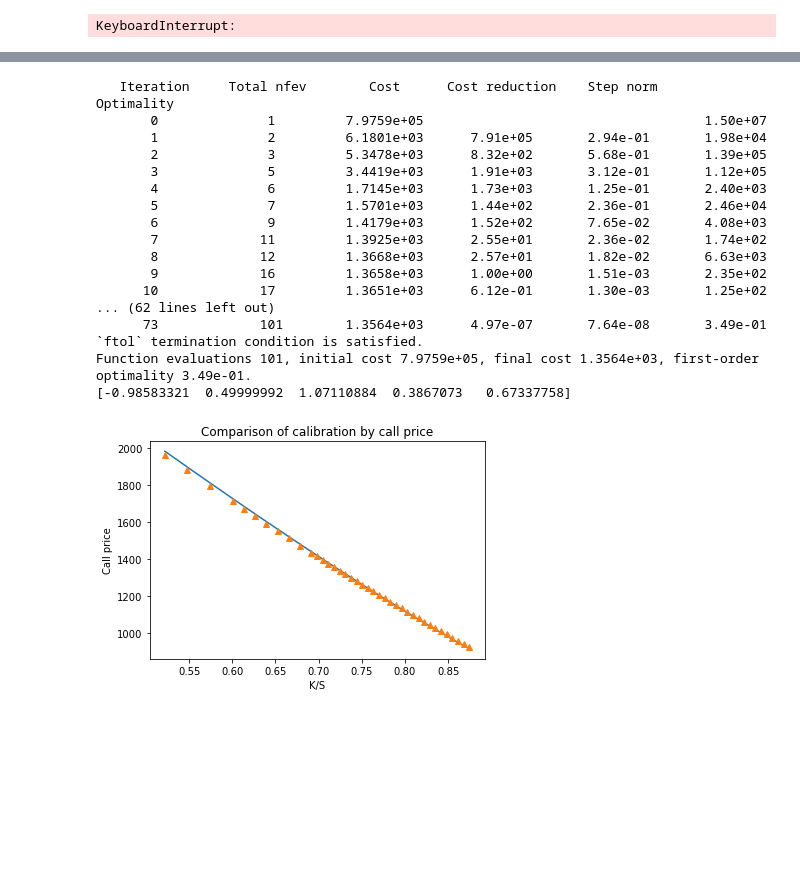
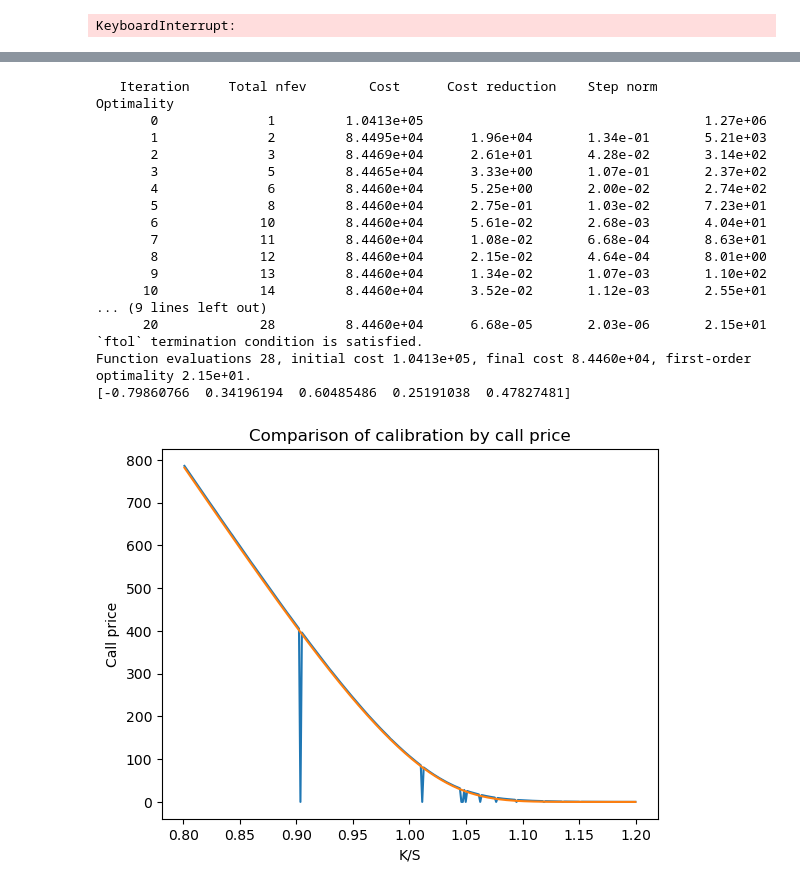
Before and after one commit to GearlessJohn/deep-pricing, a Jupyter notebook: src/simulation_Xt.ipynb, the cells around one changed output, grey strips where cells are left out. Saved outputs shown, nothing was run; the diff lists cells and outputs as text; code cells hidden in the pictures; blank space fills up the shorter version.

```diff
--- a/src/simulation_Xt.ipynb
+++ b/src/simulation_Xt.ipynb
@@ -528,56 +541,60 @@ KeyboardInterrupt:
 # %%
-data = pd.read_csv('../data/UnderlyingOptionsEODCalcs_2022-09-02.csv').head(100)
+data = pd.read_csv('../data/UnderlyingOptionsEODCalcs_2022-09-02.csv').head(1000)
 data.rename(columns={'strike': 'K','implied_underlying_price_1545':'S0'}, inplace=True)
 data = data[data['option_type']=='C']
 data['T'] = (data["expiration"].map(lambda x: pd.Timestamp(x)) - data["quote_date"].map(lambda x: pd.Timestamp(x))).map(lambda x: int(x.days)/365.0)
 data['call_markets'] = 0.5 * (data['bid_1545']+data['ask_1545'])
 
+data = data[data['T']<1/12]
 S0 = data['S0'].to_numpy()[0]
 T = data['T'].to_numpy()[0]
+data = data[data['T']==T]
+data = data[data['S0']==S0]
+data = data[np.abs((data["K"]-S0)/S0)<0.2]
 
-data = data[np.abs((data["K"]-S0)/S0)<0.5]
 
 Ks = data['K'].to_numpy()
 call_markets = data['call_markets'].to_numpy()
 
-
 res = calibration(Ks=Ks, y=call_markets, S0=S0, T=T)
 print(res.x)
 # print(call_markets)
 # %% [output]
    Iteration     Total nfev        Cost      Cost reduction    Step norm     Optimality
-       0              1         7.9759e+05                                    1.50e+07
-       1              2         6.1801e+03      7.91e+05       2.94e-01       1.98e+04
-       2              3         5.3478e+03      8.32e+02       5.68e-01       1.39e+05
-       3              5         3.4419e+03      1.91e+03       3.12e-01       1.12e+05
-       4              6         1.7145e+03      1.73e+03       1.25e-01       2.40e+03
-       5              7         1.5701e+03      1.44e+02       2.36e-01       2.46e+04
-       6              9         1.4179e+03      1.52e+02       7.65e-02       4.08e+03
-       7             11         1.3925e+03      2.55e+01       2.36e-02       1.74e+02
-       8             12         1.3668e+03      2.57e+01       1.82e-02       6.63e+03
-       9             16         1.3658e+03      1.00e+00       1.51e-03       2.35e+02
-      10             17         1.3651e+03      6.12e-01       1.30e-03       1.25e+02
-... (62 lines left out)
-      73             101        1.3564e+03      4.97e-07       7.64e-08       3.49e-01
+       0              1         1.0413e+05                                    1.27e+06
+       1              2         8.4495e+04      1.96e+04       1.34e-01       5.21e+03
+       2              3         8.4469e+04      2.61e+01       4.28e-02       3.14e+02
+       3              5         8.4465e+04      3.33e+00       1.07e-01       2.37e+02
+       4              6         8.4460e+04      5.25e+00       2.00e-02       2.74e+02
+       5              8         8.4460e+04      2.75e-01       1.03e-02       7.23e+01
+       6             10         8.4460e+04      5.61e-02       2.68e-03       4.04e+01
+       7             11         8.4460e+04      1.08e-02       6.68e-04       8.63e+01
+       8             12         8.4460e+04      2.15e-02       4.64e-04       8.01e+00
+       9             13         8.4460e+04      1.34e-02       1.07e-03       1.10e+02
+      10             14         8.4460e+04      3.52e-02       1.12e-03       2.55e+01
+... (9 lines left out)
+      20             28         8.4460e+04      6.68e-05       2.03e-06       2.15e+01
 `ftol` termination condition is satisfied.
-Function evaluations 101, initial cost 7.9759e+05, final cost 1.3564e+03, first-order optimality 3.49e-01.
-[-0.98583321  0.49999992  1.07110884  0.3867073   0.67337758]
+Function evaluations 28, initial cost 1.0413e+05, final cost 8.4460e+04, first-order optimality 2.15e+01.
+[-0.79860766  0.34196194  0.60485486  0.25191038  0.47827481]
 # %%
 params = res.x
-call_models = np.array([call_frac(S0=S0, K=Ks[i], T=T, rho=params[0], H=params[1], c=params[2], ksi=params[3], a0=params[4]) for i in range(len(Ks))])
 
 
+ST = sample_S_frac(S0=S0, T=T, rho=params[0], H=params[1], c=params[2], ksi=params[3], a0=params[4])[:,-1]
+
+call_models = [np.mean(np.maximum(ST-Ks[i], 0))  for i in range(len(Ks))]
 fig = plt.figure()
 ax = fig.add_subplot(111)
 ax.plot(Ks/S0, call_markets, "-")
-ax.plot(Ks/S0, call_models, "^")
+ax.plot(Ks/S0, call_models, "-")
 
 ax.set_xlabel("K/S")
 ax.set_ylabel("Call price")
 ax.set_title(f"Comparison of calibration by call price")
 plt.show()
 
 # test_implied_vol(S0=S0, T=T, Ks=Ks, call_models=call_models, call_markets=call_markets)
 # %% [output]
-[figure, old version]
+[figure, new version]
 # %%
```
Also changed, not shown: parts of 8 cells of this notebook.
